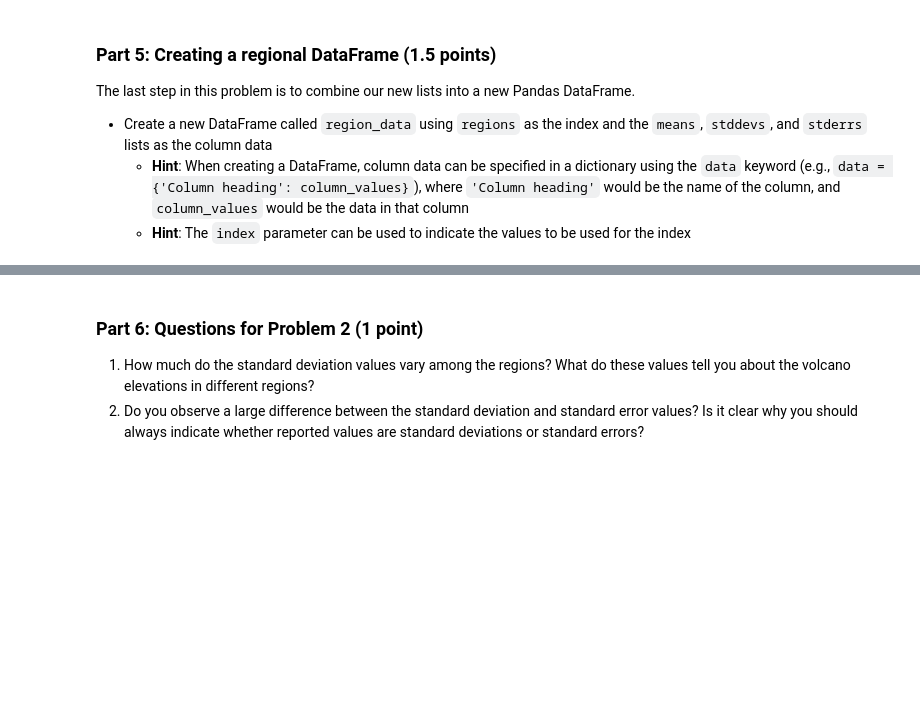
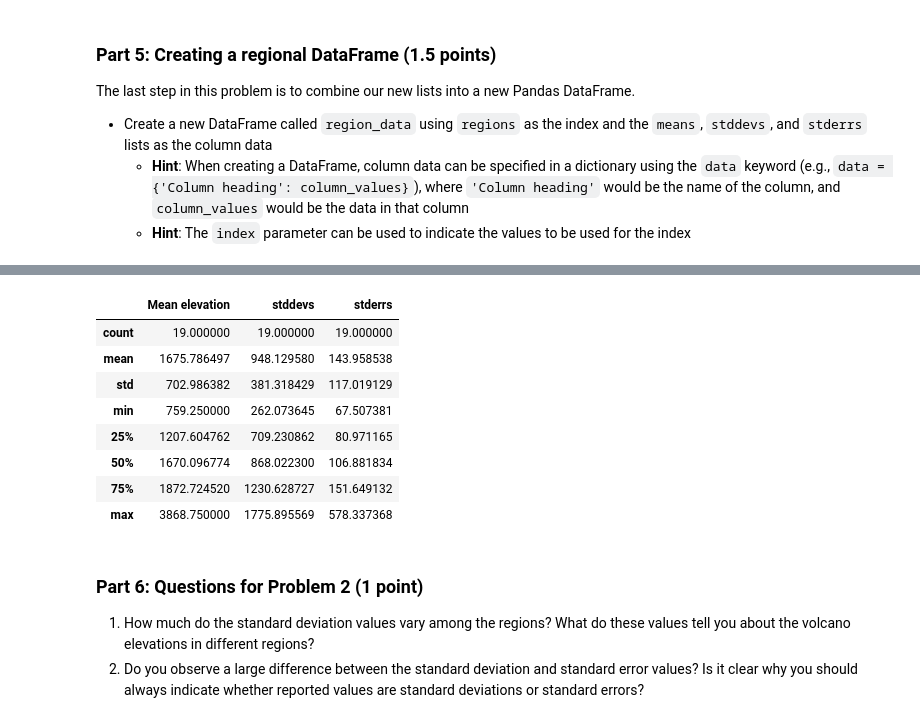
Before and after one commit to joaoambiente/IntroQG-2023, a Jupyter notebook: Exercise-1/Exercise-1-problems-1-3.ipynb, the cells around one changed output, grey strips where cells are left out. Cells and saved outputs as stored; diff of their text form; code cells hidden in the pictures; blank space fills up the shorter version.

```diff
--- a/Exercise-1/Exercise-1-problems-1-3.ipynb
+++ b/Exercise-1/Exercise-1-problems-1-3.ipynb
@@ -329,3 +466,15 @@ print(f"Alaska mean volcano elevation: {region_data['Mean elevation'].loc['Alask
+# %%
+region_data.describe()
+# %% [output]
+|  | Mean elevation | stddevs | stderrs |
+| count | 19.000000 | 19.000000 | 19.000000 |
+| mean | 1675.786497 | 948.129580 | 143.958538 |
+| std | 702.986382 | 381.318429 | 117.019129 |
+| min | 759.250000 | 262.073645 | 67.507381 |
+| 25% | 1207.604762 | 709.230862 | 80.971165 |
+| 50% | 1670.096774 | 868.022300 | 106.881834 |
+| 75% | 1872.724520 | 1230.628727 | 151.649132 |
+| max | 3868.750000 | 1775.895569 | 578.337368 |
 # %% [markdown]
 ### Part 6: Questions for Problem 2 (1 point)
 
```
Also changed, not shown: parts of 28 cells of this notebook.
